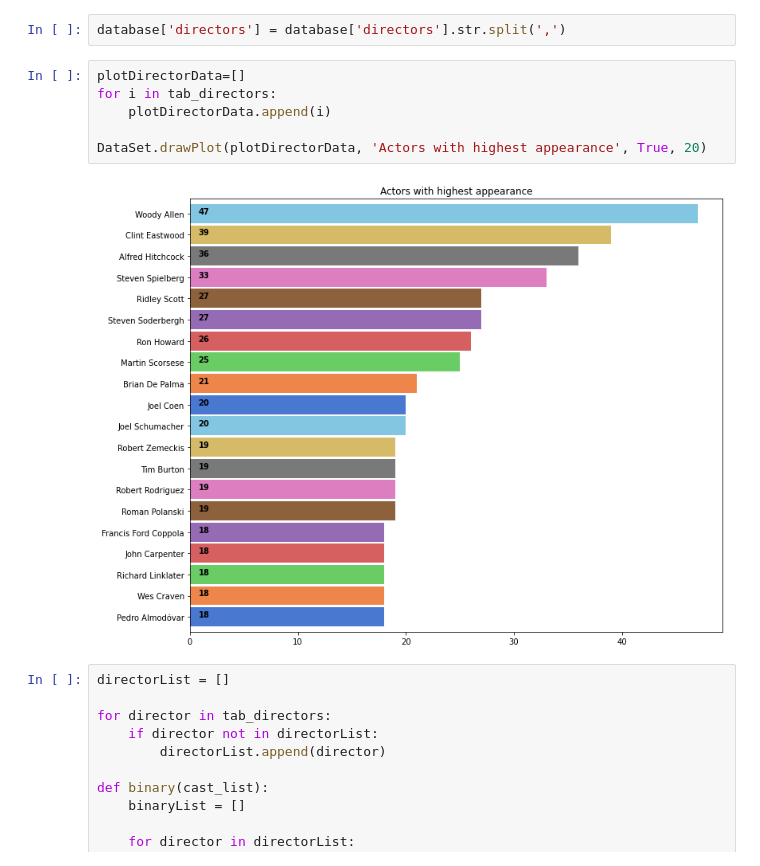
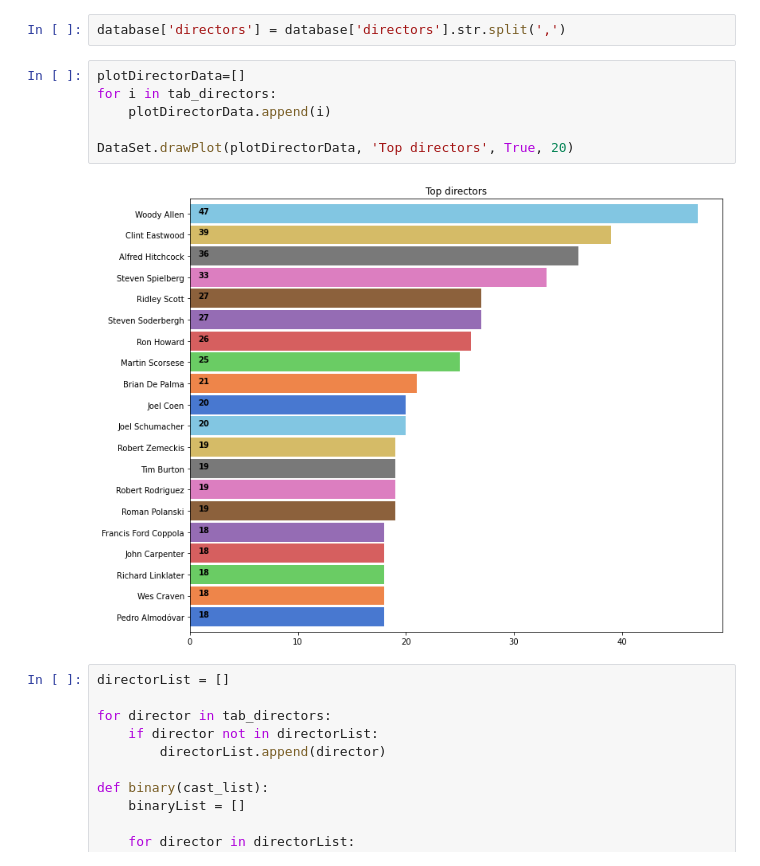
Before and after one commit to rafaello166/KNN, a Jupyter notebook: KNN.ipynb, the cells around one changed output. Drawn from its saved outputs; the diff is of its cells as text.

```diff
--- a/KNN.ipynb
+++ b/KNN.ipynb
@@ -345,11 +347,11 @@ database['directors'] = database['directors'].str.split(',')
 # %%
 plotDirectorData=[]
 for i in tab_directors:
     plotDirectorData.append(i)
 
-DataSet.drawPlot(plotDirectorData, 'Actors with highest appearance', True, 20)
+DataSet.drawPlot(plotDirectorData, 'Top directors', True, 20)
 # %% [output]
-[figure, old version]
+[figure, new version]
 # %%
 directorList = []
 
```
Also changed, not shown: parts of 3 cells of this notebook.
